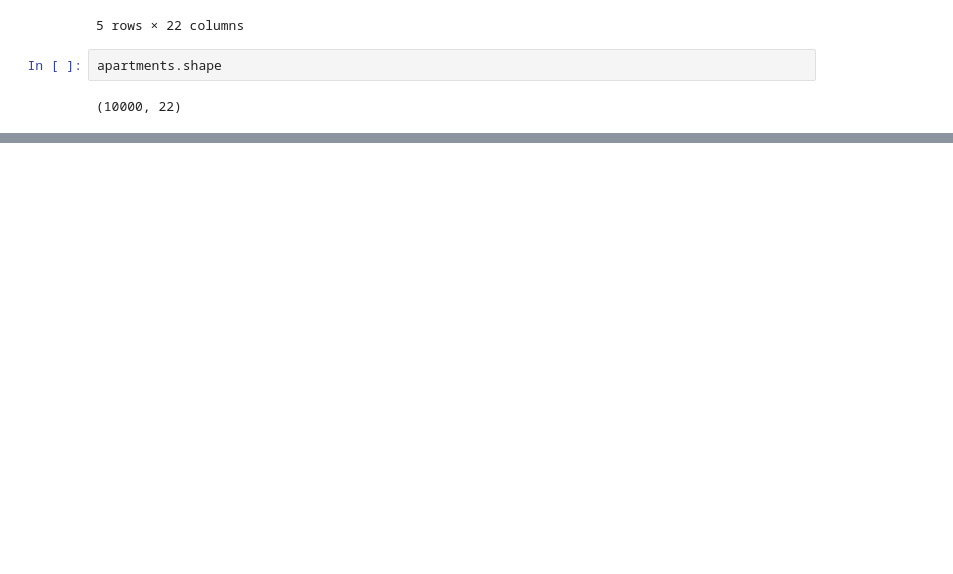
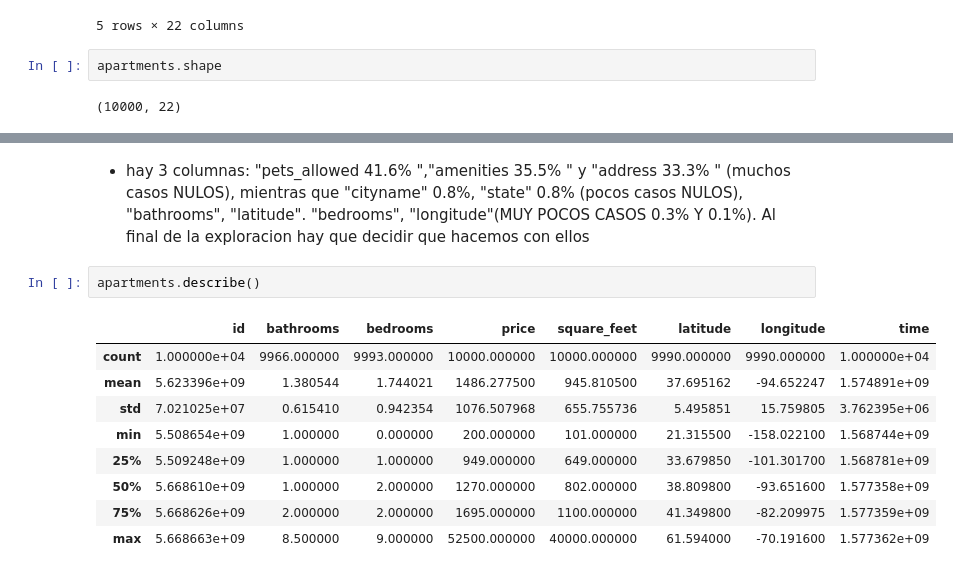
Before and after one commit to Juancarlosdelmarlostanau/Apartment-rent-predictor, a Jupyter notebook: notebooks/data_exploration.ipynb, the cells around one changed output, grey strips where cells are left out. Cells and saved outputs as stored; diff of their text form; blank space fills up the shorter version.

Commit message:
exploracion y limpieza

```diff
--- a/notebooks/data_exploration.ipynb
+++ b/notebooks/data_exploration.ipynb
@@ -24,0 +87,14 @@ apartments.shape
+# %% [markdown]
+- hay 3 columnas: "pets_allowed 41.6% ","amenities 35.5% " y "address 33.3% " (muchos casos NULOS), mientras que "cityname" 0.8%, "state" 0.8% (pocos casos NULOS), "bathrooms", "latitude". "bedrooms", "longitude"(MUY POCOS CASOS 0.3% Y 0.1%). Al final de la exploracion hay que decidir que hacemos con ellos
+# %%
+apartments.describe()
+# %% [output]
+|  | id | bathrooms | bedrooms | price | square_feet | latitude | longitude | time |
+| count | 1.000000e+04 | 9966.000000 | 9993.000000 | 10000.000000 | 10000.000000 | 9990.000000 | 9990.000000 | 1.000000e+04 |
+| mean | 5.623396e+09 | 1.380544 | 1.744021 | 1486.277500 | 945.810500 | 37.695162 | -94.652247 | 1.574891e+09 |
+| std | 7.021025e+07 | 0.615410 | 0.942354 | 1076.507968 | 655.755736 | 5.495851 | 15.759805 | 3.762395e+06 |
+| min | 5.508654e+09 | 1.000000 | 0.000000 | 200.000000 | 101.000000 | 21.315500 | -158.022100 | 1.568744e+09 |
+| 25% | 5.509248e+09 | 1.000000 | 1.000000 | 949.000000 | 649.000000 | 33.679850 | -101.301700 | 1.568781e+09 |
+| 50% | 5.668610e+09 | 1.000000 | 2.000000 | 1270.000000 | 802.000000 | 38.809800 | -93.651600 | 1.577358e+09 |
+| 75% | 5.668626e+09 | 2.000000 | 2.000000 | 1695.000000 | 1100.000000 | 41.349800 | -82.209975 | 1.577359e+09 |
+| max | 5.668663e+09 | 8.500000 | 9.000000 | 52500.000000 | 40000.000000 | 61.594000 | -70.191600 | 1.577362e+09 |
```
Also changed, not shown: parts of 28 cells of this notebook, 4 other files.
